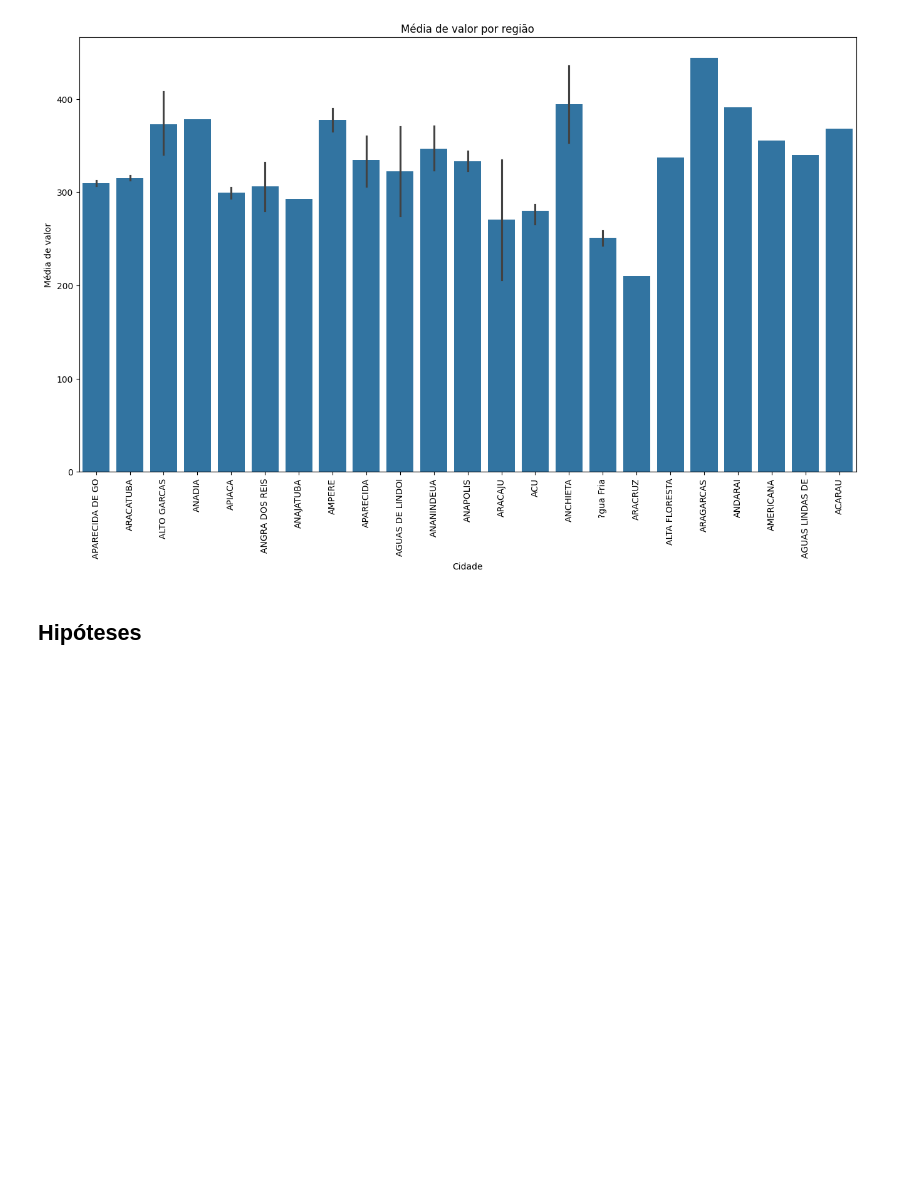
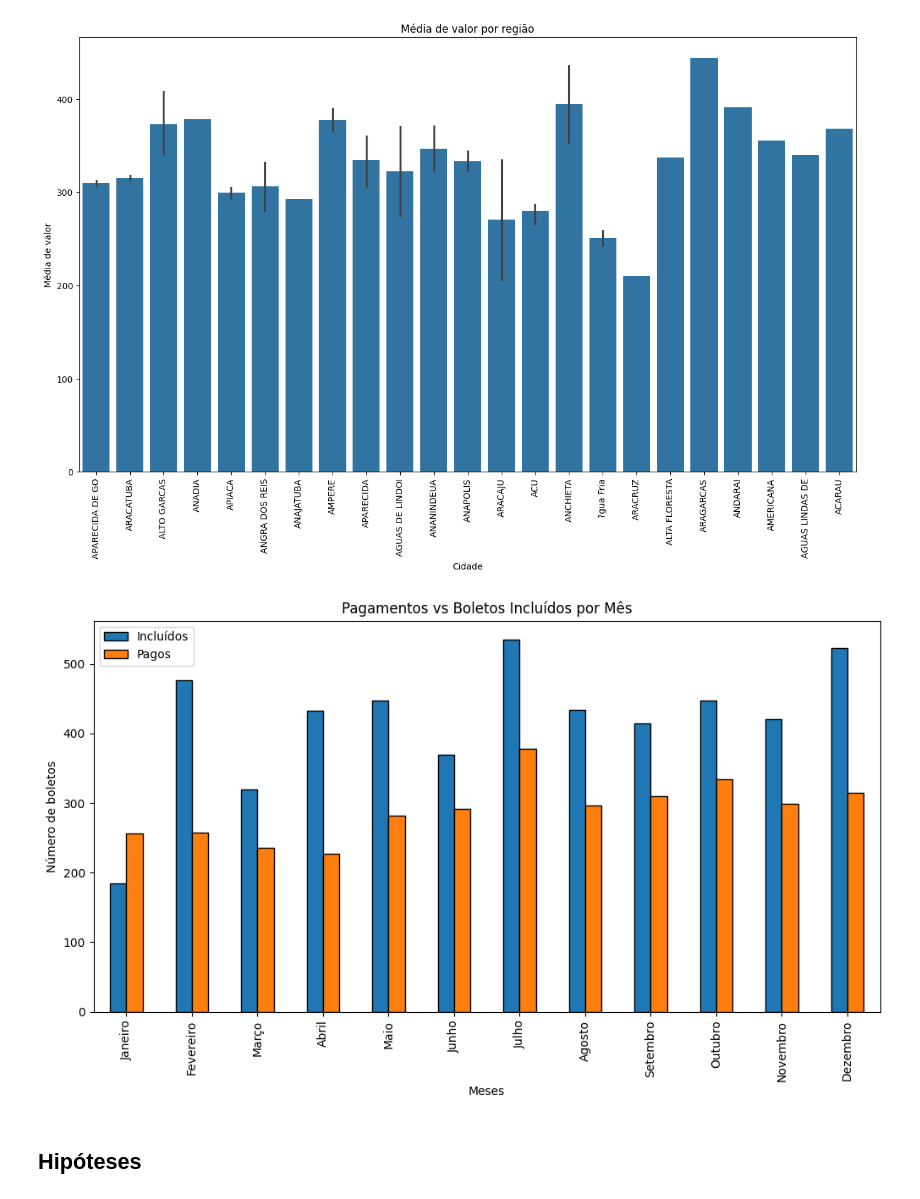
Before and after one commit to jjalmeidadev/payback-projeto, a Jupyter notebook: notebooks/Exploração_de_Dados,_Pré_processamento_e_Levantamento_de_Hipóteses_The_Seven.ipynb, the cells around one changed output. Drawn from its saved outputs; the diff is of its cells as text; code cells hidden in the pictures; blank space fills up the shorter version.

```diff
--- a/notebooks/Exploração_de_Dados,_Pré_processamento_e_Levantamento_de_Hipóteses_The_Seven.ipynb
+++ b/notebooks/Exploração_de_Dados,_Pré_processamento_e_Levantamento_de_Hipóteses_The_Seven.ipynb
@@ -552,6 +552,38 @@ plt.ylabel("Média de valor")
 plt.show()
 # %% [output]
 [figure]
+# %%
+TabelaAtual['mes_pag'] = pd.Categorical(TabelaAtual['mes_pag'], categories=ordem_meses, ordered=True)
+TabelaAtual['mes_inclusao'] = pd.Categorical(TabelaAtual['mes_inclusao'], categories=ordem_meses, ordered=True)
+
+# Agrupamento
+boletos_incluidos = TabelaAtual.groupby('mes_inclusao').size()
+boletos_pagos = TabelaAtual[TabelaAtual['status_num'] == 2].groupby('mes_pag').size()
+
+# Unir em dataframe
+df_mes = pd.concat([boletos_incluidos, boletos_pagos], axis=1)
+df_mes.columns = ['Incluídos', 'Pagos']
+df_mes = df_mes.fillna(0)
+
+# Taxa de pagamento
+df_mes['Taxa'] = (df_mes['Pagos'] / df_mes['Incluídos']) * 100
+
+# Gráfico
+fig, ax1 = plt.subplots(figsize=(12, 6))
+
+df_mes[['Incluídos', 'Pagos']].plot(kind='bar', ax=ax1, edgecolor="black")
+ax1.set_ylabel("Número de boletos")
+ax1.set_xlabel("Meses")
+ax1.set_title("Pagamentos vs Boletos Incluídos por Mês")
+
+
+# Legendas
+ax1.legend(loc="upper left")
+
+
+plt.show()
+# %% [output]
+[figure, added]
 # %% [markdown]
 ## Hipóteses
 # %% [markdown]
```
Also changed, not shown: 6 other files.
